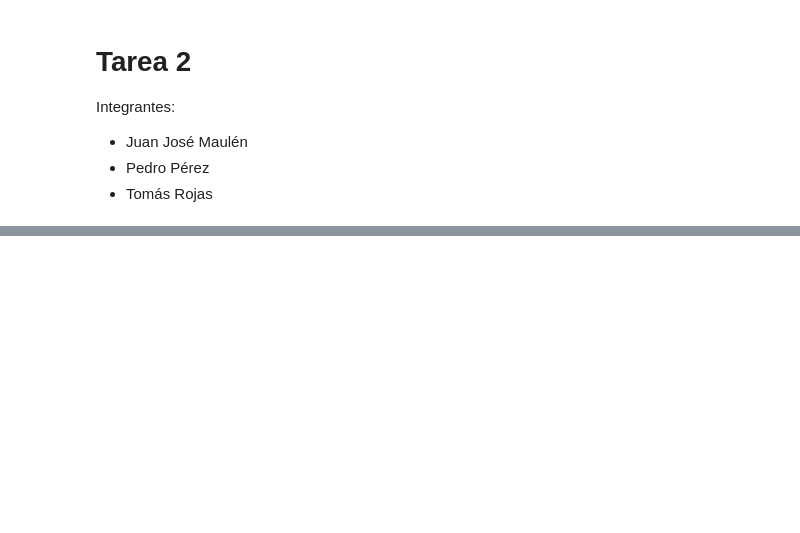
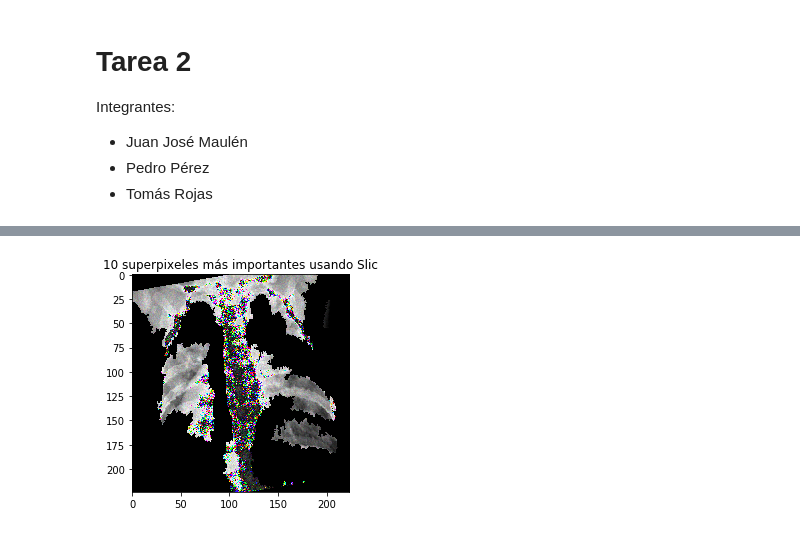
Before and after one commit to pedropereze/Tarea-2, a Jupyter notebook: tarea2.ipynb, the cells around one changed output, grey strips where cells are left out. Cells and saved outputs as stored; diff of their text form; code cells hidden in the pictures; blank space fills up the shorter version.

Commit message:
Implementacion de LIME a la red entrenada en P2

```diff
--- a/tarea2.ipynb
+++ b/tarea2.ipynb
@@ -825,0 +883,4 @@ Lime(1000,Gaussian_matrix,'Gaussian Mixture')
+# %%
+Lime(1000,slic_1,'Slic',net=0)
+# %% [output]
+[figure, added]
```
Also changed, not shown: parts of 6 cells of this notebook.
